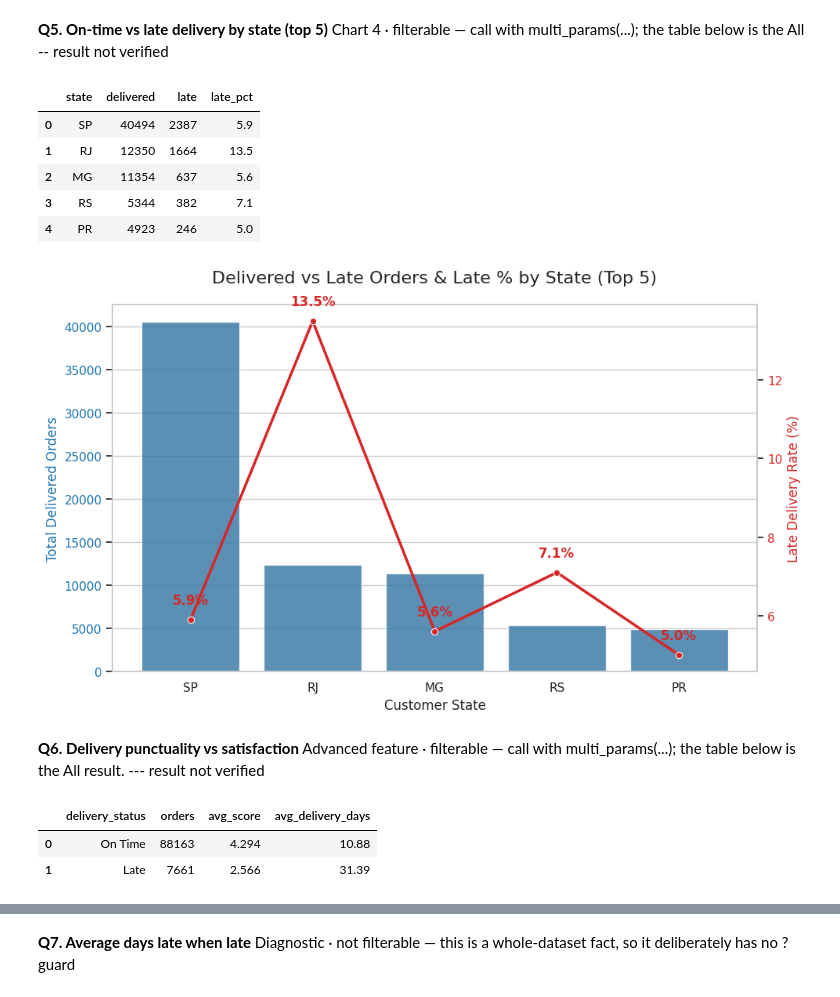
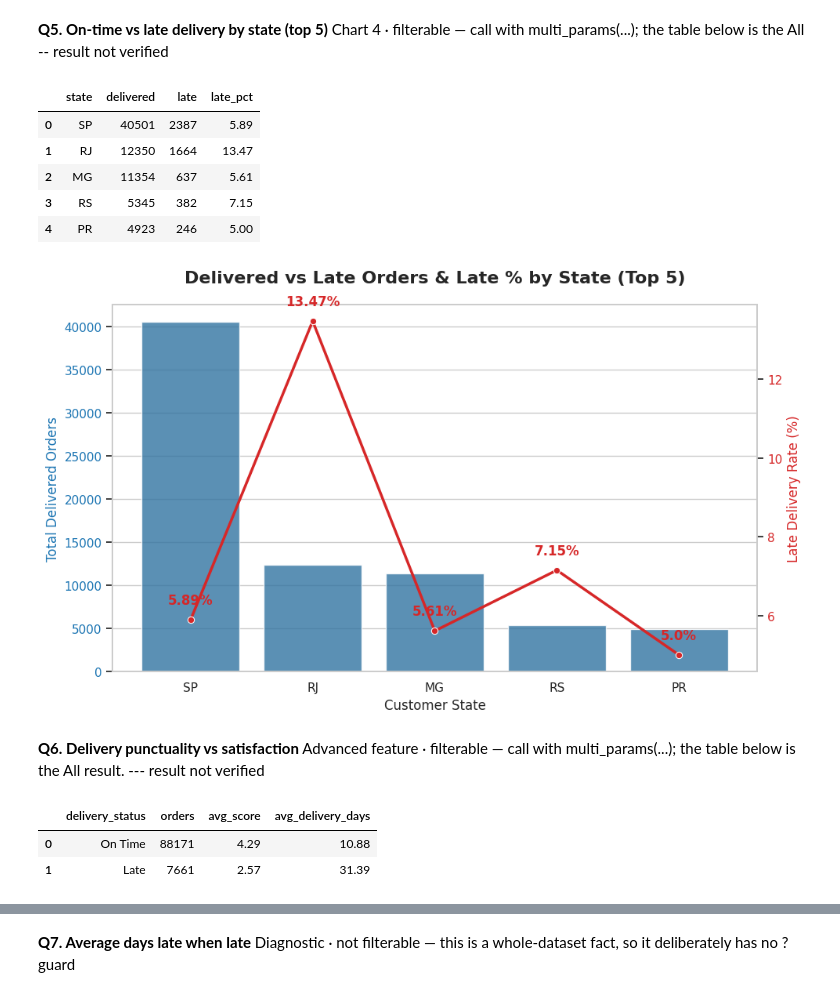
Before and after one commit to Bertrand94/Pora-customer-satisfaction-dashboard, a Jupyter notebook: Data_cleaning.ipynb, the cells around one changed output, grey strips where cells are left out. Cells and saved outputs as stored; diff of their text form; code cells hidden in the pictures.

```diff
--- a/Data_cleaning.ipynb
+++ b/Data_cleaning.ipynb
@@ -337,29 +592,51 @@ Chart 4 · filterable — call with multi_params(...); the table below is the Al
 # %%
 %%sql
 SELECT c.customer_state AS state,
-       COUNT(DISTINCT o.order_id) AS delivered,
+       COUNT(*) AS delivered,
        SUM(CASE WHEN o.order_delivered_customer_date > o.order_estimated_delivery_date
                 THEN 1 ELSE 0 END) AS late,
-       ROUND(100.0*SUM(CASE WHEN o.order_delivered_customer_date > o.order_estimated_delivery_date
-                             THEN 1 ELSE 0 END)/COUNT(*),1) AS late_pct
+       ROUND(100.0 * SUM(CASE WHEN o.order_delivered_customer_date > o.order_estimated_delivery_date
+                              THEN 1 ELSE 0 END) / COUNT(*), 2) AS late_pct
 FROM orders o
 JOIN customers c ON o.customer_id = c.customer_id
 WHERE o.order_status = 'delivered'
-  AND o.order_delivered_customer_date IS NOT NULL
-  AND (:state_json = '[]' OR c.customer_state IN (SELECT value FROM json_each(:state_json)))
-GROUP BY state
+GROUP BY c.customer_state
 ORDER BY delivered DESC
-LIMIT 5;
+LIMIT 5
 # %% [output]
 |  | state | delivered | late | late_pct |
-| 0 | SP | 40494 | 2387 | 5.9 |
-| 1 | RJ | 12350 | 1664 | 13.5 |
-| 2 | MG | 11354 | 637 | 5.6 |
-| 3 | RS | 5344 | 382 | 7.1 |
-| 4 | PR | 4923 | 246 | 5.0 |
+| 0 | SP | 40501 | 2387 | 5.89 |
+| 1 | RJ | 12350 | 1664 | 13.47 |
+| 2 | MG | 11354 | 637 | 5.61 |
+| 3 | RS | 5345 | 382 | 7.15 |
+| 4 | PR | 4923 | 246 | 5.00 |
 # %%
+import sqlite3
+import pandas as pd
 import matplotlib.pyplot as plt
 import seaborn as sns
+
+# Fetch the top 5 states data dynamically from the database using parameter filtering
+conn = sqlite3.connect(DB_PATH)
+query = """
+SELECT c.customer_state AS state,
+       COUNT(*) AS delivered,
+       SUM(CASE WHEN o.order_delivered_customer_date > o.order_estimated_delivery_date
+                THEN 1 ELSE 0 END) AS late,
+       ROUND(100.0 * SUM(CASE WHEN o.order_delivered_customer_date > o.order_estimated_delivery_date
+                              THEN 1 ELSE 0 END) / COUNT(*), 2) AS late_pct
+FROM orders o
+JOIN customers c ON o.customer_id = c.customer_id
+WHERE o.order_status = 'delivered'
+  AND (? = '[]' OR c.customer_state IN (SELECT value FROM json_each(?)))
+GROUP BY c.customer_state
+ORDER BY delivered DESC
+LIMIT 5
+"""
+
+# Retrieve data using multi_params helper for parameterized filtering
+df_top5 = pd.read_sql_query(query, conn, params=multi_params(state_json))
+conn.close()
 
 # Set style and figure size
 sns.set_theme(style="whitegrid")
@@ -370,59 +647,59 @@ color_delivered = '#1f77b4'
 sns.barplot(
     x='state',
     y='delivered',
-    data=top_5_states,
+    data=df_top5,
     color=color_delivered,
     ax=ax1,
     alpha=0.8
 )
-ax1.set_title('Delivered vs Late Orders & Late % by State (Top 5)', fontsize=16, pad=20)
+ax1.set_title('Delivered vs Late Orders & Late % by State (Top 5)', fontsize=16, pad=20, fontweight='bold')
 ax1.set_xlabel('Customer State', fontsize=12)
 ax1.set_ylabel('Total Delivered Orders', color=color_delivered, fontsize=12)
 ax1.tick_params(axis='y', labelcolor=color_delivered)
 
 # Instantiate a second axes that shares the same x-axis for the Late % line
 ax2 = ax1.twinx()
 color_pct = '#d62728'
 sns.lineplot(
     x='state',
     y='late_pct',
-    data=top_5_states,
+    data=df_top5,
     color=color_pct,
     marker='o',
     linewidth=2.5,
     ax=ax2
 )
 ax2.set_ylabel('Late Delivery Rate (%)', color=color_pct, fontsize=12)
 ax2.tick_params(axis='y', labelcolor=color_pct)
 ax2.grid(False)  # Avoid overlapping grid lines
 
 # Add data labels for the percentages
-for x_val, y_val in zip(range(len(top_5_states)), top_5_states['late_pct']):
+for x_val, y_val in zip(range(len(df_top5)), df_top5['late_pct']):
     ax2.text(x_val, y_val + 0.4, f"{y_val}%", color=color_pct, ha="center", fontweight="bold")
 
 plt.tight_layout()
 plt.show()
 # %% [output]
-[figure, old version]
+[figure, new version]
 # %% [markdown]
 **Q6. Delivery punctuality vs satisfaction**
 Advanced feature · filterable — call with multi_params(...); the table below is the All result.
 --- result not verified
 # %%
 %%sql
-SELECT CASE WHEN o.order_delivered_customer_date <= o.order_estimated_delivery_date
-            THEN 'On Time' ELSE 'Late' END AS delivery_status,
-       COUNT(DISTINCT o.order_id) AS orders,
-       ROUND(AVG(CAST(r.review_score AS REAL)),3) AS avg_score,
-       ROUND(AVG(julianday(o.order_delivered_customer_date)
-               - julianday(o.order_purchase_timestamp)),2) AS avg_delivery_days
+SELECT
+    CASE WHEN o.order_delivered_customer_date > o.order_estimated_delivery_date
+         THEN 'Late' ELSE 'On Time' END AS delivery_status,
+    COUNT(DISTINCT o.order_id) AS orders,
+    ROUND(AVG(CAST(r.review_score AS REAL)), 2) AS avg_score,
+    ROUND(AVG(julianday(o.order_delivered_customer_date)
+            - julianday(o.order_purchase_timestamp)), 2) AS avg_delivery_days
 FROM orders o
-JOIN customers c ON o.customer_id = c.customer_id
 JOIN order_reviews r ON o.order_id = r.order_id
-WHERE o.order_status='delivered' AND o.order_delivered_customer_date IS NOT NULL
-  AND (:state_json = '[]' OR c.customer_state IN (SELECT value FROM json_each(:state_json)))
-GROUP BY 1 ORDER BY avg_score DESC
+WHERE o.order_status = 'delivered'
+GROUP BY 1
+ORDER BY orders DESC;
 # %% [output]
 |  | delivery_status | orders | avg_score | avg_delivery_days |
-| 0 | On Time | 88163 | 4.294 | 10.88 |
-| 1 | Late | 7661 | 2.566 | 31.39 |
+| 0 | On Time | 88171 | 4.29 | 10.88 |
+| 1 | Late | 7661 | 2.57 | 31.39 |
```
Also changed, not shown: parts of 14 cells of this notebook, 2 other files.
